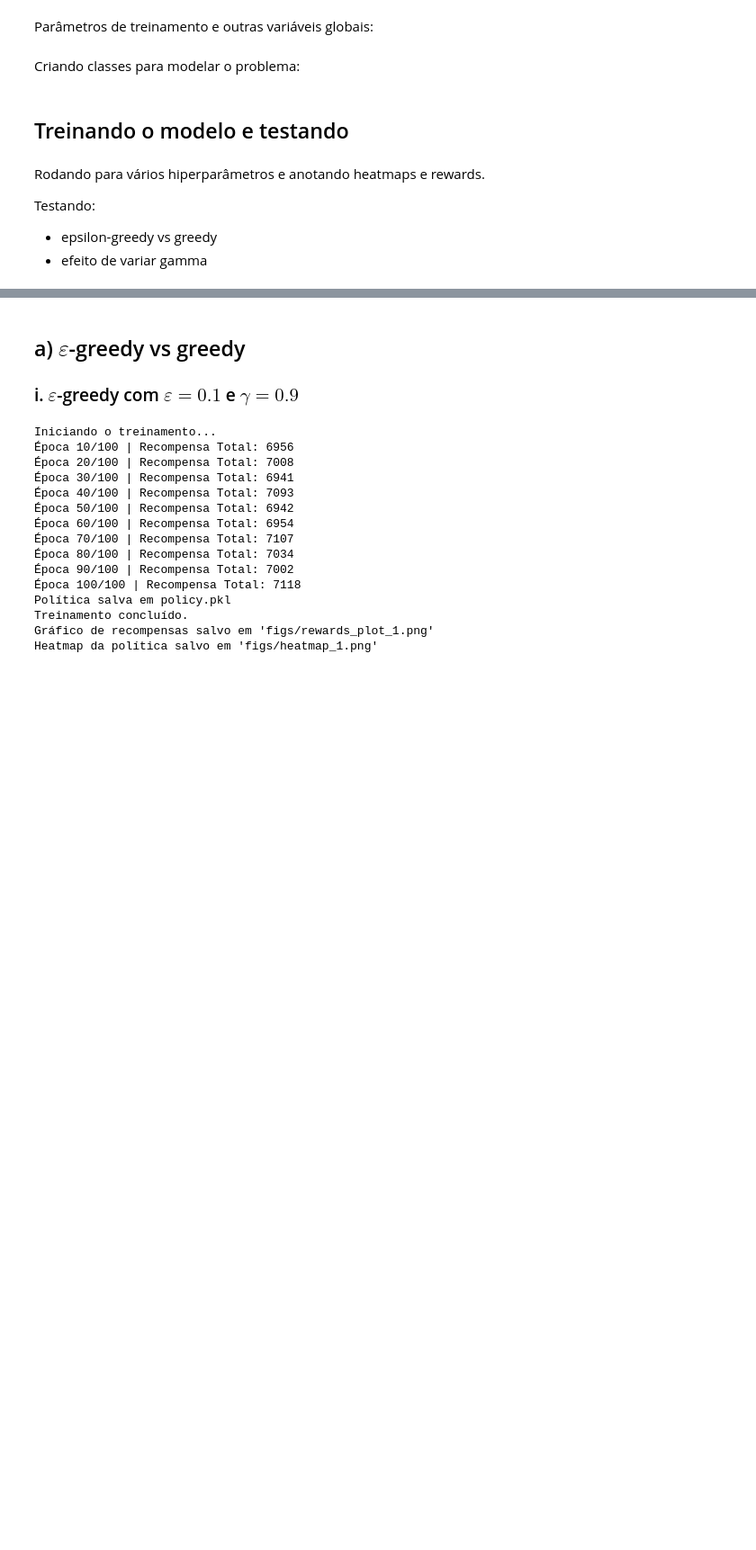
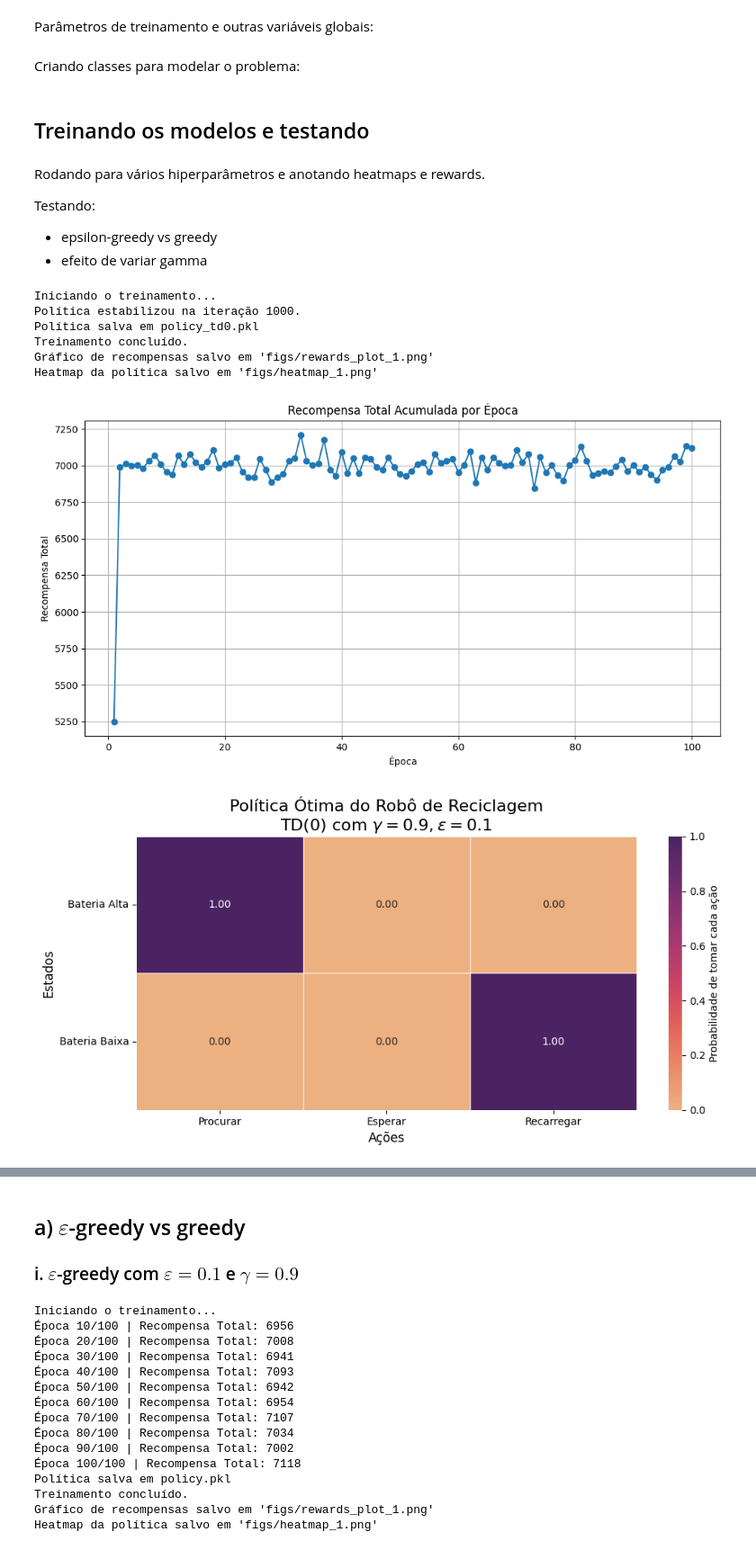
Before and after one commit to Perez-Amanda/Recycling_Robot_RL_1, a Jupyter notebook: main.ipynb, the cells around one changed output, grey strips where cells are left out. Shown at 90% size. Drawn from its saved outputs; the diff is of its cells as text; code cells hidden in the pictures; blank space fills up the shorter version.

```diff
--- a/main.ipynb
+++ b/main.ipynb
@@ -265,10 +371,32 @@ def plot_policy_heatmap(q_values, gamma, epsilon, dir = "figs/", name="policy_he
     plt.savefig(dir+name)
     print(F"Heatmap da política salvo em '{dir + name}'")
 # %% [markdown]
-## Treinando o modelo e testando
+## Treinando os modelos e testando
 # %% [markdown]
 Rodando para vários hiperparâmetros e anotando heatmaps e rewards.
 
 Testando:
 - epsilon-greedy vs greedy
 - efeito de variar gamma
+# %%
+np.random.seed(0)
+
+# Hiperparâmetros do Agente
+DISCOUNT_FACTOR = 0.9 # Fator de desconto (gamma)
+EPSILON = 0.1         # Probabilidade de exploração (ação aleatória)
+
+REWARD_FILE = "rewards_1.txt"    # Arquivo para salvar as recompensas em rodada única
+
+# Treinando
+policy = train(discount_factor=DISCOUNT_FACTOR, epsilon=EPSILON, algorithm="TD", reward_file=REWARD_FILE)
+plot_rewards(reward_file=REWARD_FILE, name="rewards_plot_1.png")
+plot_policy_heatmap(policy, DISCOUNT_FACTOR, EPSILON, algorithm="TD", name="heatmap_1.png")
+# %% [output]
+Iniciando o treinamento...
+Política estabilizou na iteração 1000.
+Política salva em policy_td0.pkl
+Treinamento concluído.
+Gráfico de recompensas salvo em 'figs/rewards_plot_1.png'
+Heatmap da política salvo em 'figs/heatmap_1.png'
+[figure, added]
+[figure, added]
```
Also changed, not shown: parts of 3 cells of this notebook, 3 other files.
